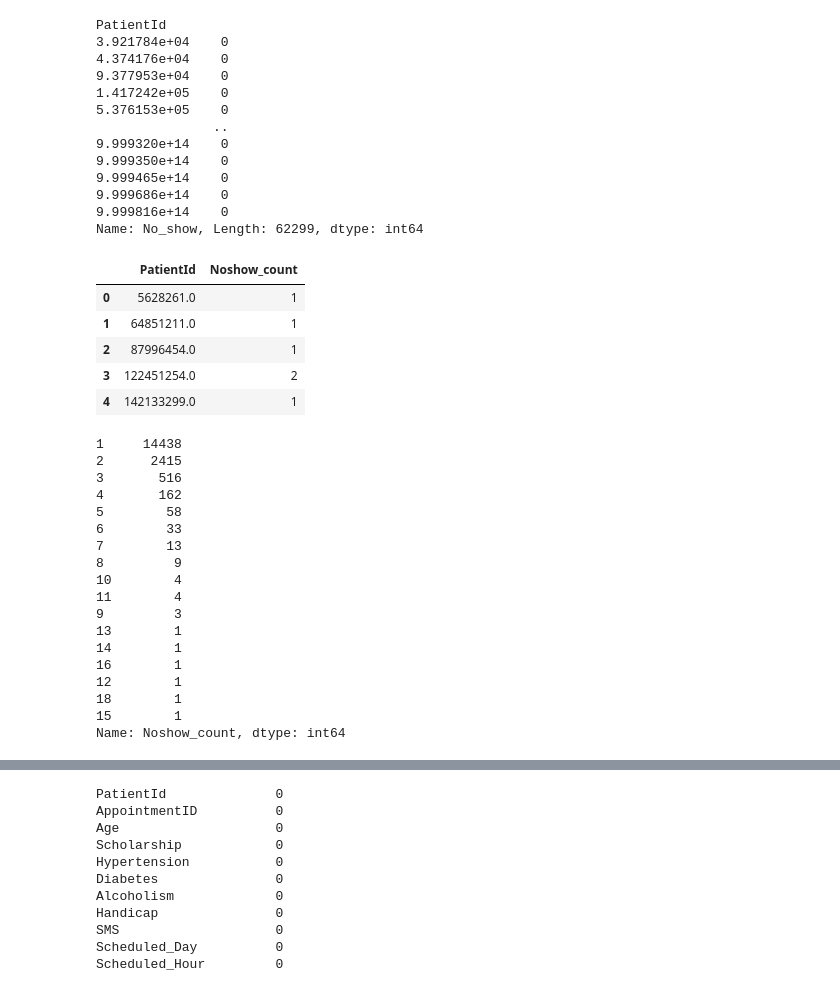
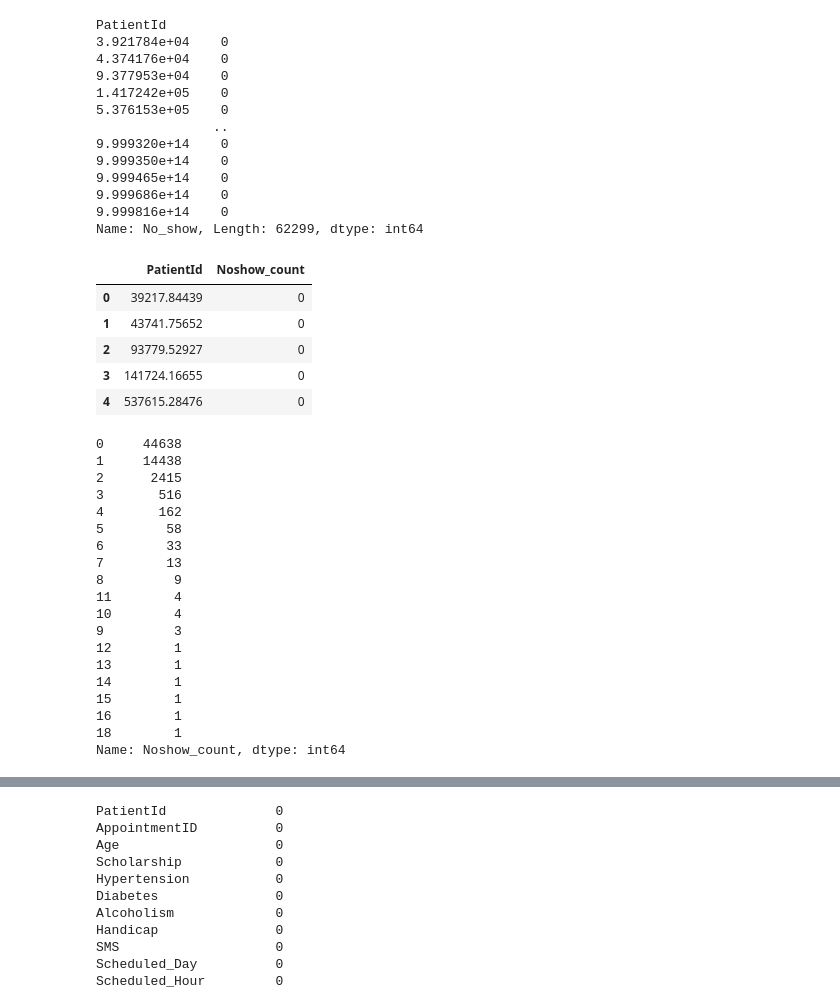
Before and after one commit to Lee-Za/predicting_no_show_appointments, a Jupyter notebook: investigating_noshows.ipynb, the cells around one changed output, grey strips where cells are left out. Cells and saved outputs as stored; diff of their text form; code cells hidden in the pictures.

```diff
--- a/investigating_noshows.ipynb
+++ b/investigating_noshows.ipynb
@@ -285,20 +280,21 @@ PatientId
 Name: No_show, Length: 62299, dtype: int64
 # %%
 # transform Series into Dataframe
-noshow_count = pd.DataFrame(df_test1).reset_index()
+noshow_count = pd.DataFrame(df_test2).reset_index()
 noshow_count = noshow_count.rename(columns= {'No_show': 'Noshow_count'})
 noshow_count.head()
 # %% [output]
 |  | PatientId | Noshow_count |
-| 0 | 5628261.0 | 1 |
-| 1 | 64851211.0 | 1 |
-| 2 | 87996454.0 | 1 |
-| 3 | 122451254.0 | 2 |
-| 4 | 142133299.0 | 1 |
+| 0 | 39217.84439 | 0 |
+| 1 | 43741.75652 | 0 |
+| 2 | 93779.52927 | 0 |
+| 3 | 141724.16655 | 0 |
+| 4 | 537615.28476 | 0 |
 # %%
 # check whether noshow-count is plausible! 1-18 no shows per patient, no cases with 0 no show??
 noshow_count.Noshow_count.value_counts()
 # %% [output]
+0     44638
 1     14438
 2      2415
 3       516
@@ -307,15 +303,15 @@ noshow_count.Noshow_count.value_counts()
 6        33
 7        13
 8         9
+11        4
 10        4
-11        4
 9         3
+12        1
 13        1
 14        1
+15        1
 16        1
-12        1
 18        1
-15        1
 Name: Noshow_count, dtype: int64
 # %%
 # merge with original dataframe
```
Also changed, not shown: parts of 34 cells of this notebook.
